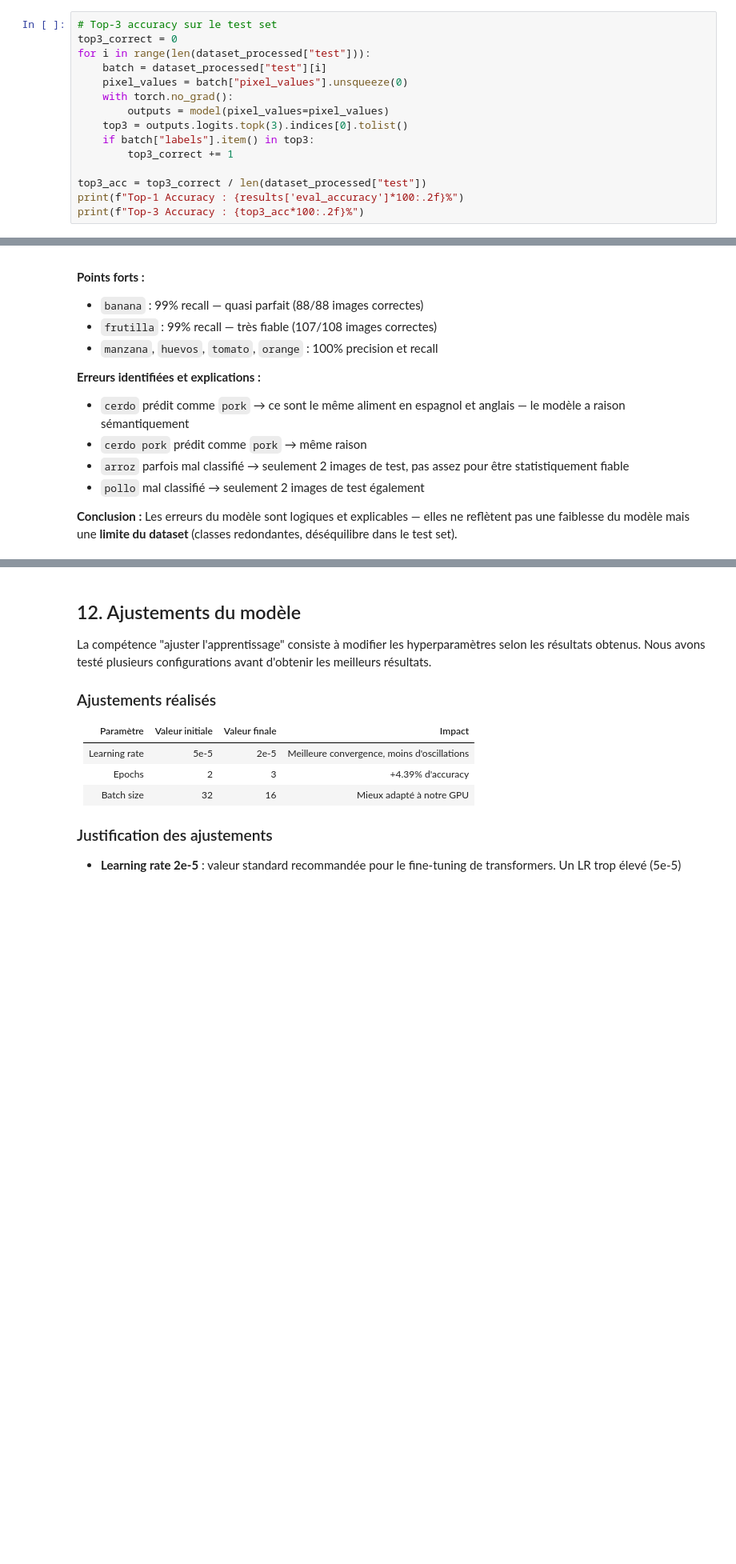
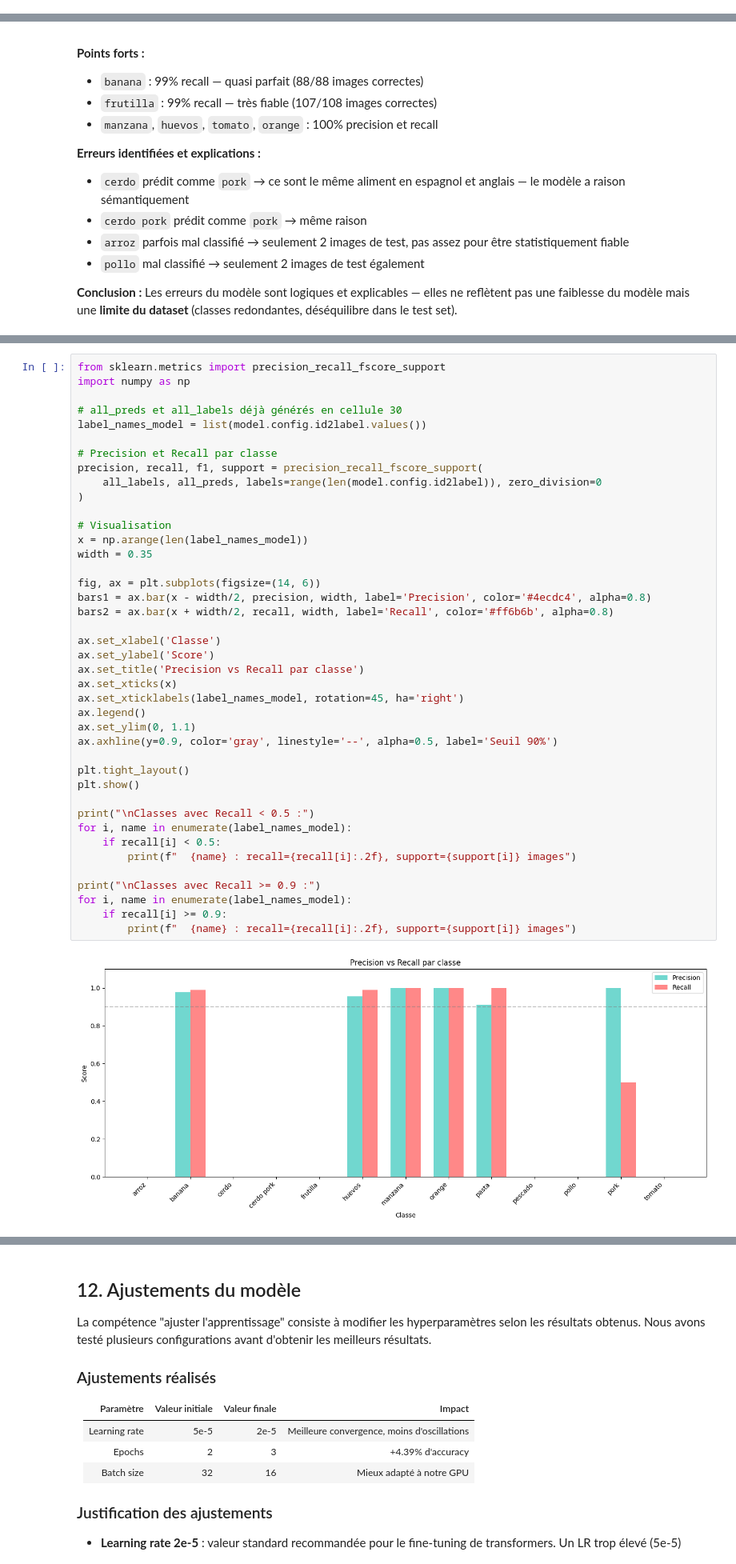
Before and after one commit to dasbap/healthIA_api, a Jupyter notebook: ai-service/notebooks/01_meal_image_analyzer.ipynb, the cells around one changed output, grey strips where cells are left out. Shown at 80% size. Cells and saved outputs as stored; diff of their text form; blank space fills up the shorter version.

```diff
--- a/ai-service/notebooks/01_meal_image_analyzer.ipynb
+++ b/ai-service/notebooks/01_meal_image_analyzer.ipynb
@@ -553,18 +551,3 @@ print(classification_report(all_labels, all_preds, labels=unique_labels, target_
     accuracy                           0.95       239
    macro avg       0.59      0.57      0.57       239
 weighted avg       0.93      0.95      0.94       239
-# %%
-# Top-3 accuracy sur le test set
-top3_correct = 0
-for i in range(len(dataset_processed["test"])):
-    batch = dataset_processed["test"][i]
-    pixel_values = batch["pixel_values"].unsqueeze(0)
-    with torch.no_grad():
-        outputs = model(pixel_values=pixel_values)
-    top3 = outputs.logits.topk(3).indices[0].tolist()
-    if batch["labels"].item() in top3:
-        top3_correct += 1
-
-top3_acc = top3_correct / len(dataset_processed["test"])
-print(f"Top-1 Accuracy : {results['eval_accuracy']*100:.2f}%")
-print(f"Top-3 Accuracy : {top3_acc*100:.2f}%")
@@ -594,0 +763,43 @@ mais une **limite du dataset** (classes redondantes, déséquilibre dans le test
+# %%
+from sklearn.metrics import precision_recall_fscore_support
+import numpy as np
+
+# all_preds et all_labels déjà générés en cellule 30
+label_names_model = list(model.config.id2label.values())
+
+# Precision et Recall par classe
+precision, recall, f1, support = precision_recall_fscore_support(
+    all_labels, all_preds, labels=range(len(model.config.id2label)), zero_division=0
+)
+
+# Visualisation
+x = np.arange(len(label_names_model))
+width = 0.35
+
+fig, ax = plt.subplots(figsize=(14, 6))
+bars1 = ax.bar(x - width/2, precision, width, label='Precision', color='#4ecdc4', alpha=0.8)
+bars2 = ax.bar(x + width/2, recall, width, label='Recall', color='#ff6b6b', alpha=0.8)
+
+ax.set_xlabel('Classe')
+ax.set_ylabel('Score')
+ax.set_title('Precision vs Recall par classe')
+ax.set_xticks(x)
+ax.set_xticklabels(label_names_model, rotation=45, ha='right')
+ax.legend()
+ax.set_ylim(0, 1.1)
+ax.axhline(y=0.9, color='gray', linestyle='--', alpha=0.5, label='Seuil 90%')
+
+plt.tight_layout()
+plt.show()
+
+print("\nClasses avec Recall < 0.5 :")
+for i, name in enumerate(label_names_model):
+    if recall[i] < 0.5:
+        print(f"  {name} : recall={recall[i]:.2f}, support={support[i]} images")
+
+print("\nClasses avec Recall >= 0.9 :")
+for i, name in enumerate(label_names_model):
+    if recall[i] >= 0.9:
+        print(f"  {name} : recall={recall[i]:.2f}, support={support[i]} images")
+# %% [output]
+[figure, added]
```
Also changed, not shown: parts of 13 cells of this notebook, 3 other files.
